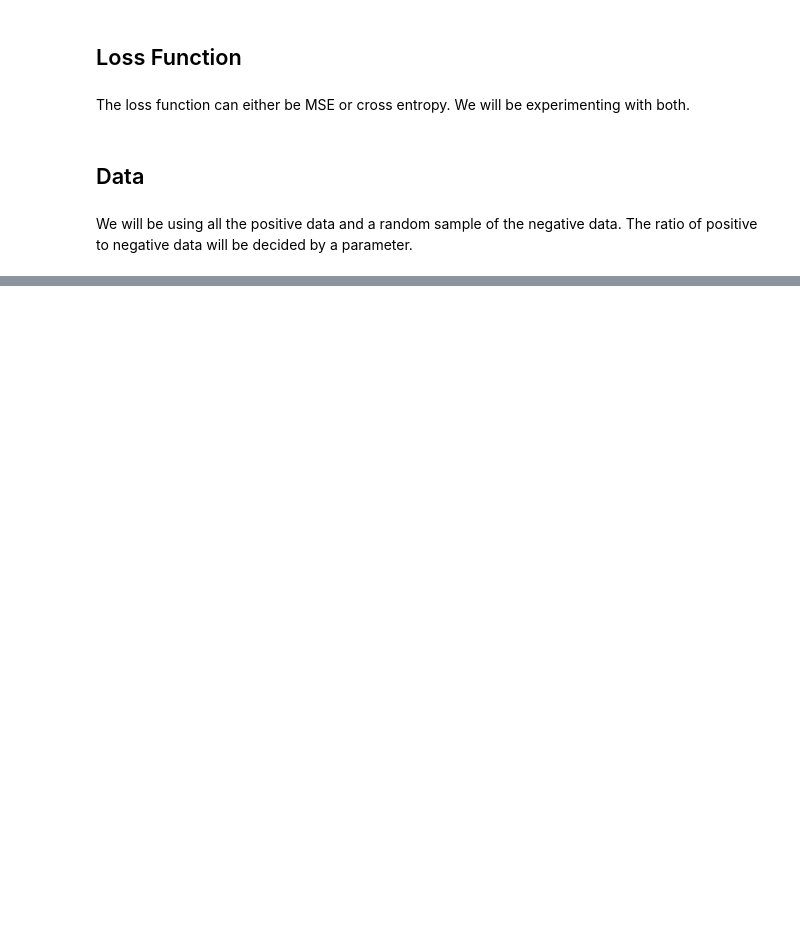
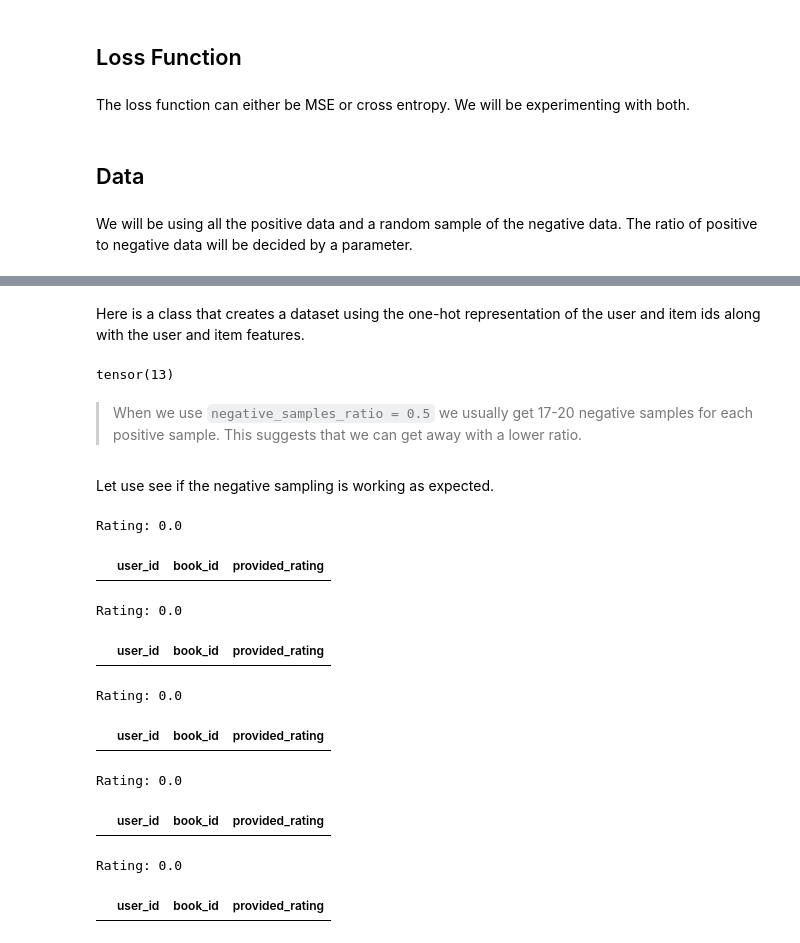
Before and after one commit to Hari31416/book_recommender, a Jupyter notebook: model/DL_Model_Modeling.ipynb, the cells around one changed output, grey strips where cells are left out. Saved outputs shown, nothing was run; the diff lists cells and outputs as text; code cells hidden in the pictures; blank space fills up the shorter version.

```diff
--- a/model/DL_Model_Modeling.ipynb
+++ b/model/DL_Model_Modeling.ipynb
@@ -90,0 +129,2 @@ We will be using all the positive data and a random sample of the negative data.
+# %% [markdown]
+Here is a class that creates a dataset using the one-hot representation of the user and item ids along with the user and item features.
@@ -90,0 +281,34 @@ We will be using all the positive data and a random sample of the negative data.
+# %%
+config = wandb.config
+config.negative_samples_ratio = 0.5
+config.features = False
+config.normalize = True
+book_dataset = BookDataset(users, books, interactions, config)
+book_dataset_batched = torch.utils.data.DataLoader(book_dataset, batch_size=32, shuffle=True)
+user_input, book_input, targets = next(iter(book_dataset_batched))
+(targets==0).sum()
+# %% [output]
+tensor(13)
+# %% [markdown]
+> When we use `negative_samples_ratio = 0.5` we usually get 17-20 negative samples for each positive sample. This suggests that we can get away with a lower ratio.
+# %% [markdown]
+Let use see if the negative sampling is working as expected.
+# %%
+negative_samples = np.where(targets.numpy()==0)
+for idx in negative_samples[0][:5]:
+    rating = targets[idx].item()
+    print(f"Rating: {rating}")
+    user_id = user_input[idx].item()
+    book_id = book_input[idx].item()
+    display(interactions[(interactions["user_id"] == user_id) & (interactions["book_id"] == book_id)])
+# %% [output]
+Rating: 0.0
+|  | user_id | book_id | provided_rating |
+Rating: 0.0
+|  | user_id | book_id | provided_rating |
+Rating: 0.0
+|  | user_id | book_id | provided_rating |
+Rating: 0.0
+|  | user_id | book_id | provided_rating |
+Rating: 0.0
+|  | user_id | book_id | provided_rating |
```
Also changed, not shown: parts of 45 cells of this notebook, 3 other files.
